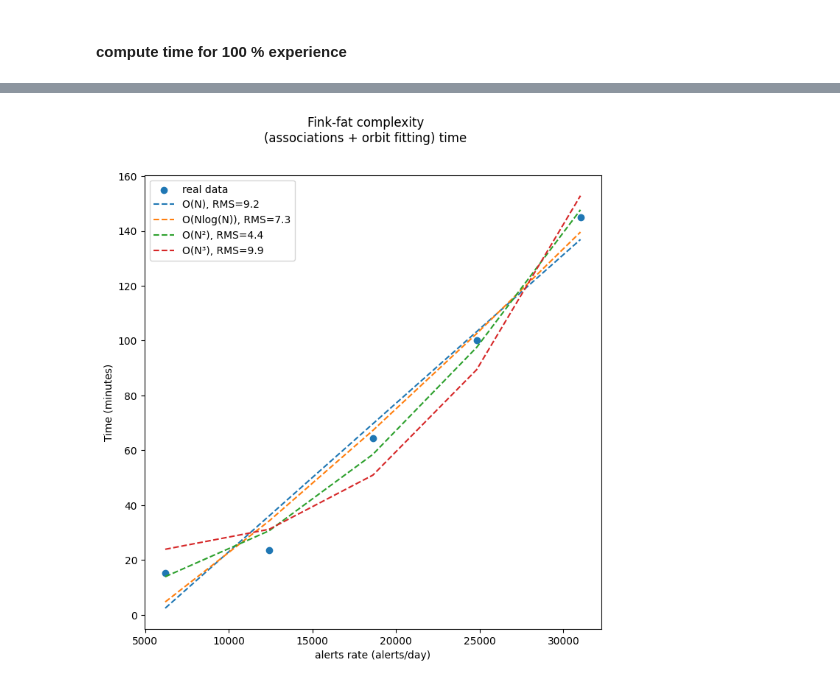
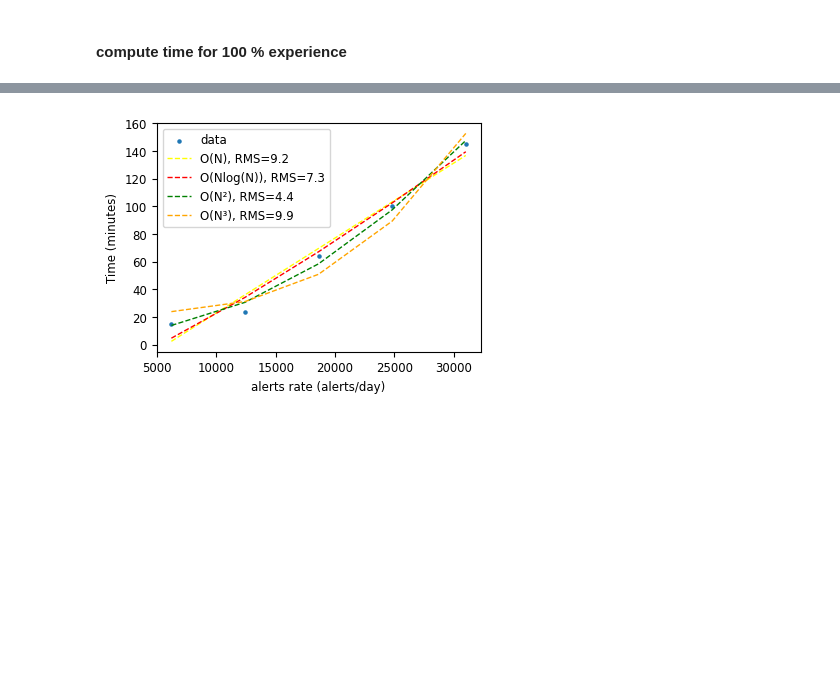
Before and after one commit to FusRoman/fink-fat, a Jupyter notebook: notebook/parameters_selection/orbfit_spark_complexity.ipynb, the cells around one changed output, grey strips where cells are left out. Saved outputs shown, nothing was run; the diff lists cells and outputs as text; code cells hidden in the pictures; blank space fills up the shorter version.

```diff
--- a/notebook/parameters_selection/orbfit_spark_complexity.ipynb
+++ b/notebook/parameters_selection/orbfit_spark_complexity.ipynb
@@ -409,15 +422,24 @@ f(res_lsq.x, result_strong[:, 0])
 array([89.37506255, 44.68753128, 22.34376564, 11.17188282,  5.58594141,
         2.7929707 ,  1.39648535])
 # %%
+plt.rcParams.update({'font.size': 8.5})
 
+fig = plt.figure(figsize=(4, 3))
 
-fig = plt.figure(figsize=(8, 8))
+# fig.suptitle("Orbfit complexity, strong scaling")
+plt.scatter(result_strong[:, 0], result_strong[:, 1] / 60, label="data", s=5)
+plt.plot(
+    result_strong[:, 0],
+    f(res_lsq.x, result_strong[:, 0]),
+    label="O(1/N): RMS={:.1f}".format(rms(res_lsq)),
+    linewidth=1,
+    linestyle="--", color="red"
+)
 
-fig.suptitle("Orbfit spark complexity\nstrong scaling")
-plt.scatter(result_strong[:, 0], result_strong[:, 1] / 60, label="real data")
-plt.plot(result_strong[:, 0], f(res_lsq.x, result_strong[:, 0]), label="O(1/N): RMS={:.1f}".format(rms(res_lsq)), linestyle="--", color="orange")
 plt.xlabel("number of cores")
 plt.ylabel("Time (minutes)")
 plt.legend()
+plt.tight_layout()
+plt.savefig("orbfit_comp_strong.pgf")
 plt.show()
 # %% [output]
@@ -669,27 +697,55 @@ res_lin = least_squares(loss, x_0, args=(percent_exp, time_ff))
 res_square = least_squares(loss_square, x_0, args=(percent_exp, time_ff))
 res_cube = least_squares(loss_cube, x_0, args=(percent_exp, time_ff))
 # %%
-fig, ax = plt.subplots(figsize=(8, 8))
+plt.rcParams.update({'font.size': 8.5})
 
-fig.suptitle("Fink-fat complexity\n(associations + orbit fitting) time")
+fig, ax = plt.subplots(figsize=(4, 3))
 
-ax.scatter(alerts_rate_data, time_ff, label="real data")
+# fig.suptitle("Fink-fat complexity\n(associations + orbit fitting) time")
+
+ax.scatter(alerts_rate_data, time_ff, label="data", s=5)
 # for i, rate in enumerate(alerts_rate_data):
 #     ax.annotate(f"{int(rate)} alerts/day", (percent_exp[i]-1, time_ff[i] + 0.3))
 
 
 # ax.errorbar(percent_exp, time_ff, yerr=std_time_ff, linestyle="None")
 
 
-plt.plot(alerts_rate_data, f(res_lin.x, percent_exp), label="O(N), RMS={:.1f}".format(rms(res_lin)), linestyle="--")
-plt.plot(alerts_rate_data, f_log(res_log.x, percent_exp), label="O(Nlog(N)), RMS={:.1f}".format(rms(res_log)), linestyle="--")
-plt.plot(alerts_rate_data, f_square(res_square.x, percent_exp), label="O(N²), RMS={:.1f}".format(rms(res_square)), linestyle="--")
-plt.plot(alerts_rate_data, f_cube(res_cube.x, percent_exp), label="O(N³), RMS={:.1f}".format(rms(res_cube)), linestyle="--")
+plt.plot(
+    alerts_rate_data,
+    f(res_lin.x, percent_exp),
+    label="O(N), RMS={:.1f}".format(rms(res_lin)),
+    linewidth=1,
+    linestyle="--", color="yellow"
+)
+plt.plot(
+    alerts_rate_data,
+    f_log(res_log.x, percent_exp),
+    label="O(Nlog(N)), RMS={:.1f}".format(rms(res_log)),
+    linewidth=1,
+    linestyle="--", color="red"
+)
+plt.plot(
+    alerts_rate_data,
+    f_square(res_square.x, percent_exp),
+    label="O(N²), RMS={:.1f}".format(rms(res_square)),
+    linewidth=1,
+    linestyle="--", color="green"
+)
+plt.plot(
+    alerts_rate_data,
+    f_cube(res_cube.x, percent_exp),
+    label="O(N³), RMS={:.1f}".format(rms(res_cube)),
+    linewidth=1,
+    linestyle="--", color="orange"
+)
 
 
 ax.set_xlabel("alerts rate (alerts/day)")
 ax.set_ylabel("Time (minutes)")
 ax.legend()
+plt.tight_layout()
+plt.savefig("fink_fat_pipeline_comp.pgf")
 plt.show()
 # %% [output]
-[figure, old version]
+[figure, new version]
```
Also changed, not shown: parts of 6 cells of this notebook.
